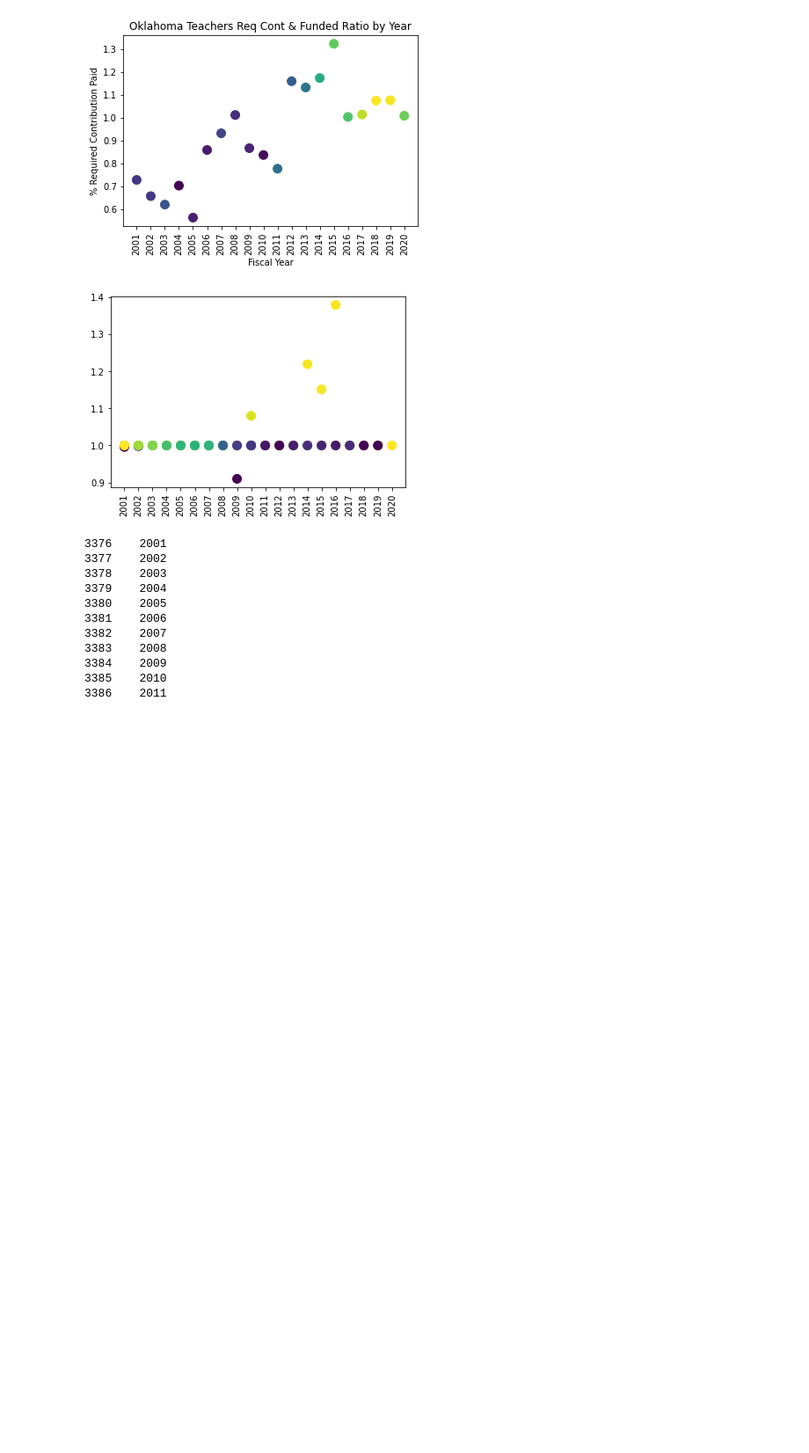
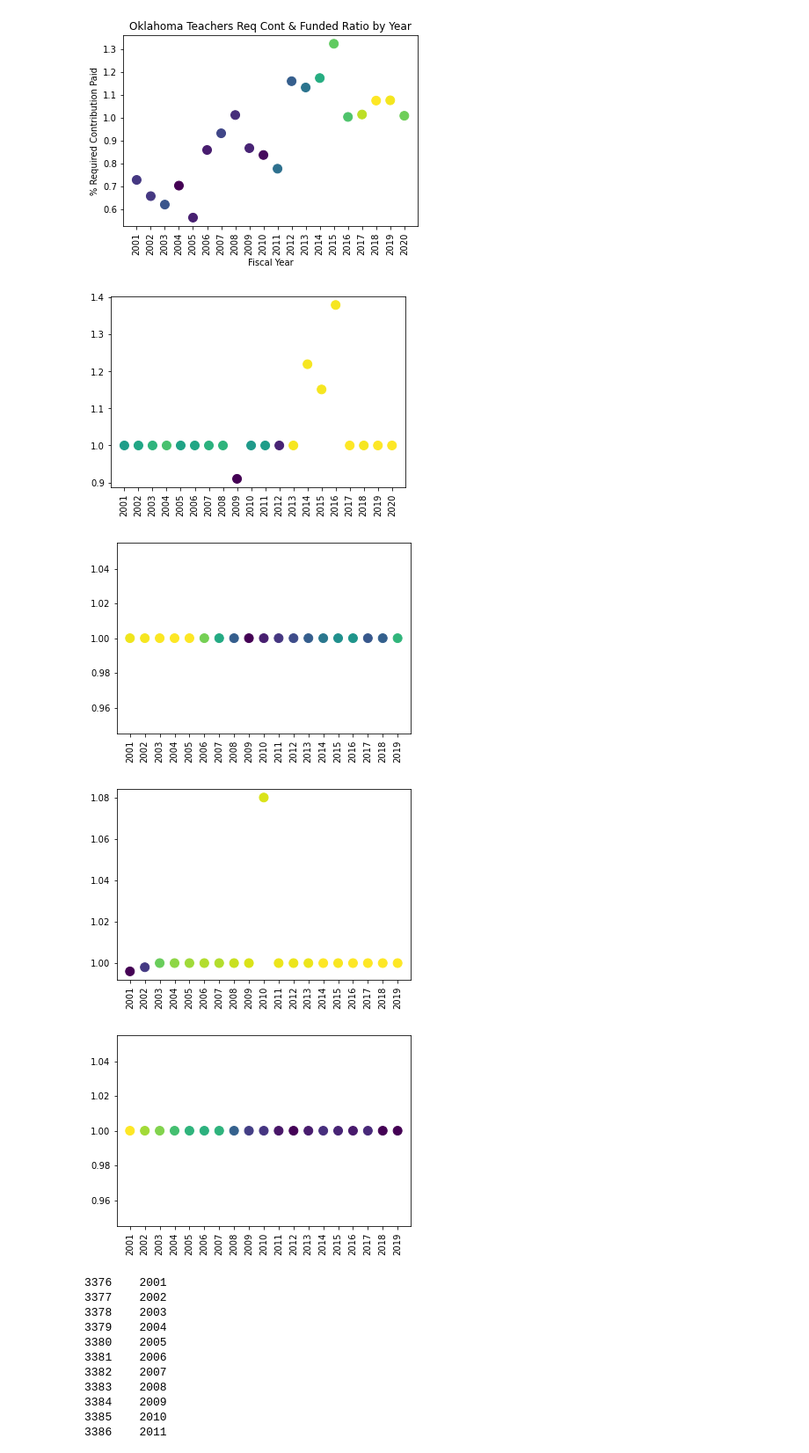
Before and after one commit to DeltaDeutsch/PPD-Group-Project, a Jupyter notebook: PPD Group Funding Cont.ipynb, the cells around one changed output. Shown at 88% size. Saved outputs shown, nothing was run; the diff lists cells and outputs as text; code cells hidden in the pictures; blank space fills up the shorter version.

Commit message:
Completed loop code for generating multiple plots

```diff
--- a/PPD Group Funding Cont.ipynb
+++ b/PPD Group Funding Cont.ipynb
@@ -368,14 +368,17 @@ plt.savefig('plot images\plan_90_cont_v_year.png')
 # %%
 for plans in focus_plans_list:
     plan_x=plan_test_data_df[plan_test_data_df["ppd_id"]==plans]
     plan_x_fundrat=plan_x["ActFundedRatio_GASB"]
     plan_x_contpaid=plan_x["PercentReqContPaid"]
     plan_x_fy=plan_x["fy"]
     plt.scatter(plan_x_fy,plan_x_contpaid,c=plan_x_fundrat, s=100)
     plt.xticks(rotation=90)
-    plt.show
+    plt.show()
 # %% [output]
-[figure, old version]
+[figure, new version]
+[figure, added]
+[figure, added]
+[figure, added]
 # %%
 plan_x_fy
 # %% [output]
```
